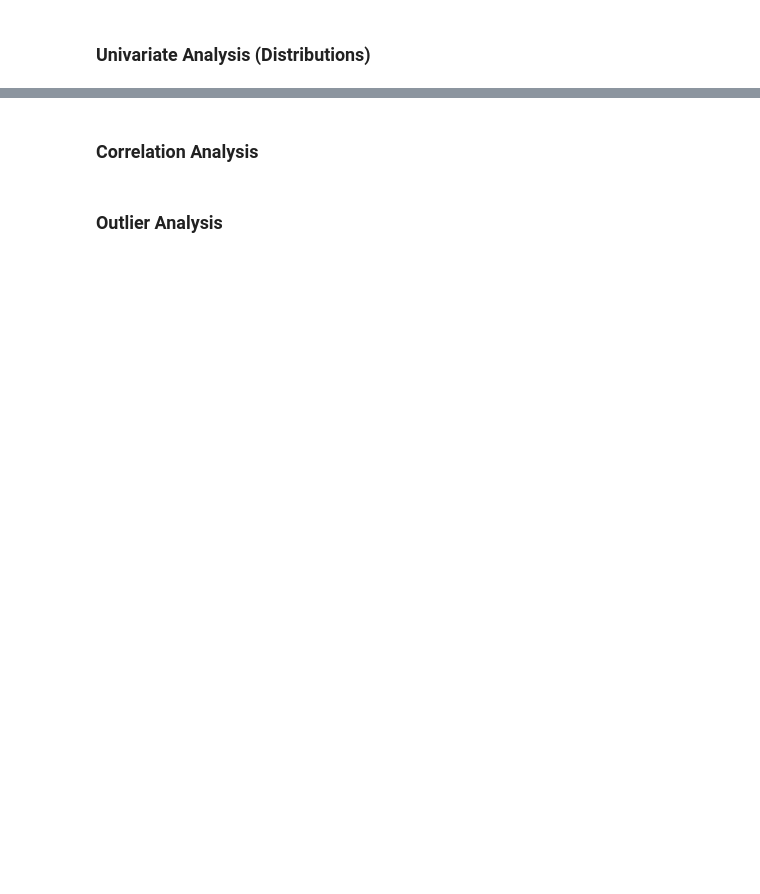
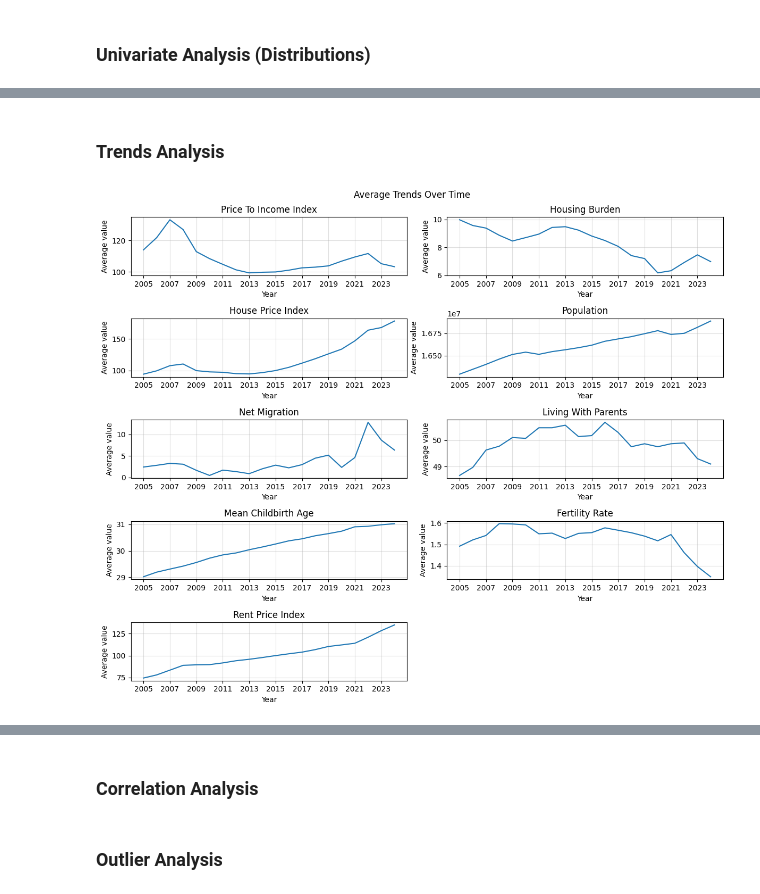
Before and after one commit to baktofebruary/InfoVis, a Jupyter notebook: notebooks/prepare_data.ipynb, the cells around one changed output, grey strips where cells are left out. Drawn from its saved outputs; the diff is of its cells as text; code cells hidden in the pictures; blank space fills up the shorter version.

```diff
--- a/notebooks/prepare_data.ipynb
+++ b/notebooks/prepare_data.ipynb
@@ -675,0 +720,29 @@ final_df.shape
+# %% [markdown]
+ ### Trends Analysis
+# %%
+yearly_avg = final_df.groupby('year')[indicator_cols].mean()
+fig, axes  = plt.subplots(5,2, figsize=(12,10))
+axes = axes.flatten()
+
+for i, column in enumerate(indicator_cols):
+    ax = axes[i]
+
+    ax.plot(
+        yearly_avg.index.astype(int),
+        yearly_avg[column],
+    )
+
+    ax.set_title(column.replace('_', ' ').title())
+    ax.set_xlabel('Year')
+    ax.set_xticks(yearly_avg.index[::2])
+    ax.set_ylabel('Average value')
+    ax.grid(alpha=0.4)
+
+for j in range(i + 1, len(axes)):
+    axes[j].axis('off')
+
+plt.suptitle('Average Trends Over Time')
+plt.tight_layout()
+plt.show()
+# %% [output]
+[figure, added]
```
Also changed, not shown: parts of 21 cells of this notebook, 1 other file.
